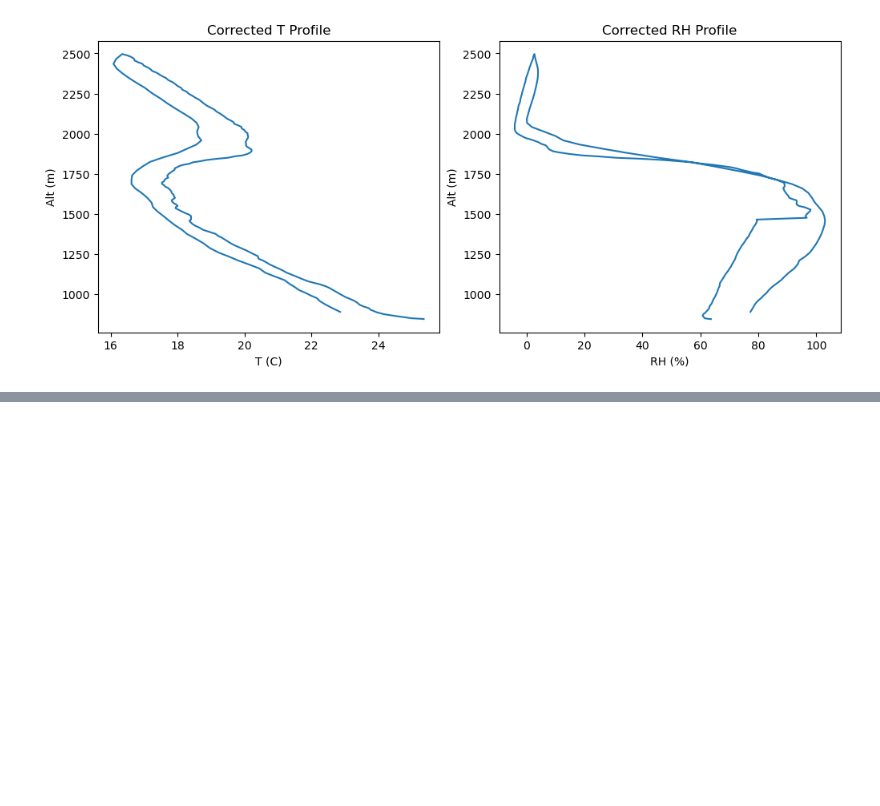
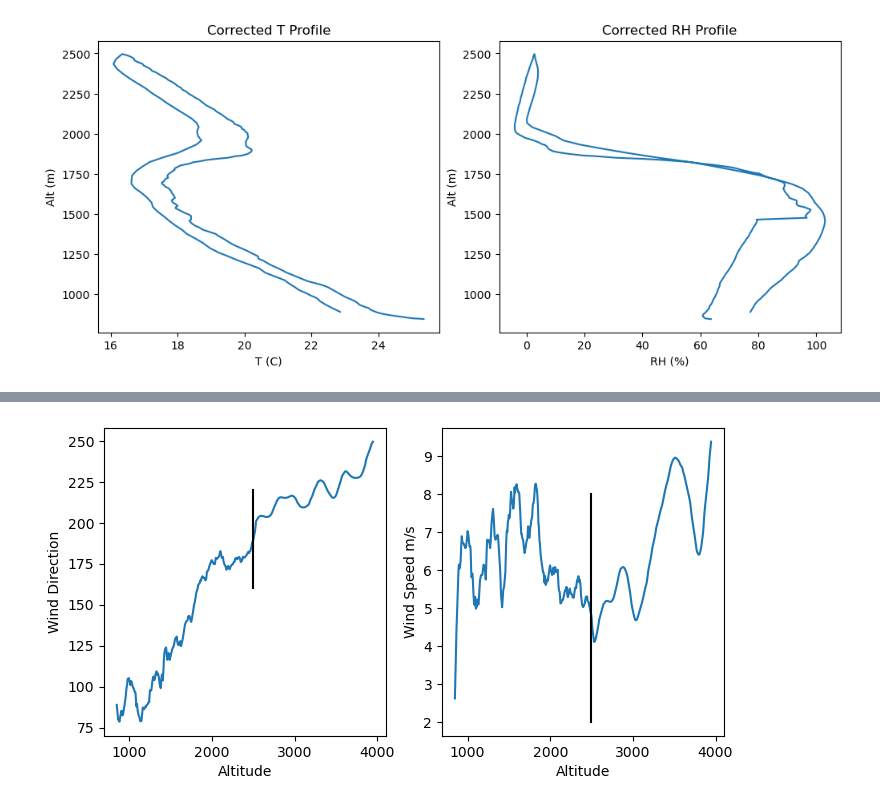
Before and after one commit to joshua-wx/hailsonde_tools, a Jupyter notebook: proximity_profile.ipynb, the cells around one changed output, grey strips where cells are left out. Cells and saved outputs as stored; diff of their text form; code cells hidden in the pictures; blank space fills up the shorter version.

```diff
--- a/proximity_profile.ipynb
+++ b/proximity_profile.ipynb
@@ -122,8 +123,9 @@ from datetime import datetime
 import numpy as np
 
 def smooth(y, box_pts):
-    box = np.ones(box_pts)/box_pts
-    y_smooth = np.convolve(y, box, mode='same')
+    #box = np.ones(box_pts)/box_pts
+    #y_smooth = np.convolve(y, box, mode='same')
+    y_smooth = scipy.ndimage.uniform_filter1d(y, box_pts, mode='nearest')
     return y_smooth
 
 snd_ffn = '/g/data/kl02/jss548/hail-research/hailsonde/20230723_stony_plain_sondes/stony_plain_exp_ua_20230723_231518.xml'
@@ -278,0 +281,81 @@ ax.legend()
+# %%
+from scipy import interpolate
+
+# build frankenstein profile for CM1 modelling
+
+cm1_rh = ec_rh_array.copy()
+cm1_hght = ec_hght_array.copy()
+cm1_pres = ec_pres_array.copy()
+cm1_temp = ec_temp_array.copy()
+cm1_wdir = ec_wdir_array.copy()
+cm1_wspd = ec_wspd_array.copy()
+cm1_wdir_rad = (90-cm1_wdir)*0.0174533 #convert compass degrees to radians
+cm1_uwnd = cm1_wspd*np.cos(cm1_wdir_rad)
+cm1_vwnd = cm1_wspd*np.sin(cm1_wdir_rad)
+
+#find transition point from wndsnd to ec sounding
+wnd_snd_cutoff = 158
+ws_profile_hght = ws_hght[wnd_snd_cutoff]
+cm1_profile_idx = np.argmin(np.abs(ws_profile_hght - cm1_hght))
+cm1_profile_hght = cm1_hght[cm1_profile_idx]
+
+#interpolate ws data onto cm1 coordiantes (for the subset)
+in_hght = ws_hght[:wnd_snd_cutoff].copy()
+in_wspd = ws_wspd[:wnd_snd_cutoff].copy()
+in_wdir = ws_wdir[:wnd_snd_cutoff].copy()
+in_wdir_rad = (270-in_wdir)*0.0174533 #convert compass degrees to radians
+in_uwnd = in_wspd*np.cos(in_wdir_rad)
+in_vwnd = in_wspd*np.sin(in_wdir_rad)
+uwnd_interp = interpolate.interp1d(in_hght, in_uwnd, fill_value=np.nan, bounds_error=False, kind='nearest')
+vwnd_interp = interpolate.interp1d(in_hght, in_vwnd, fill_value=np.nan, bounds_error=False, kind='nearest')
+out_hght = cm1_hght[:cm1_profile_idx]
+out_uwnd = uwnd_interp(out_hght)
+out_vwnd = vwnd_interp(out_hght)
+
+
+#merge soundings
+cm1_uwnd[:cm1_profile_idx] = out_uwnd
+cm1_vwnd[:cm1_profile_idx] = out_vwnd
+
+#remove nan
+nan_filter = np.isnan(cm1_uwnd)
+cm1_rh = cm1_rh[~nan_filter]
+cm1_hght = cm1_hght[~nan_filter]
+cm1_pres = cm1_pres[~nan_filter]
+cm1_temp = cm1_temp[~nan_filter]
+cm1_wdir = cm1_wdir[~nan_filter]
+cm1_wspd = cm1_wspd[~nan_filter]
+cm1_uwnd = cm1_uwnd[~nan_filter]
+cm1_vwnd = cm1_vwnd[~nan_filter]
+
+#smooth
+cm1_uwnd = smooth(cm1_uwnd, 15)
+cm1_vwnd = smooth(cm1_vwnd, 15)
+
+#convert to wspd and wdir
+cm1_wspd = np.hypot(cm1_vwnd, cm1_uwnd)
+cm1_wdir = 90 - np.rad2deg(np.arctan2(cm1_vwnd, cm1_uwnd))
+
+#plot
+fig = plt.figure(figsize=[8,4])
+ax1 = plt.subplot(1,2,1)
+ax1.plot(cm1_hght[:600], cm1_wdir[:600])
+ax1.plot([cm1_profile_hght,cm1_profile_hght],[160,220], 'k-')
+ax1.set_xlabel('Altitude')
+ax1.set_ylabel('Wind Direction')
+
+ax2 = plt.subplot(1,2,2)
+ax2.plot(cm1_hght[:600], cm1_wspd[:600])
+ax2.plot([cm1_profile_hght,cm1_profile_hght],[2,8], 'k-')
+ax2.set_xlabel('Altitude')
+ax2.set_ylabel('Wind Speed m/s')
+
+#save to csv
+csv_header = 'Altitude(AMSL),Pressure(hpa),Temp(C),RH,WindSpeed(m/s),WindDirection(degTN),Uwind(m/s),Vwind(m/s)'
+csv_data = np.stack([cm1_hght, cm1_pres, cm1_temp, cm1_rh, cm1_wspd, cm1_wdir, cm1_uwnd, cm1_vwnd], 1)
+print(np.shape(csv_data), csv_data[0,:], cm1_profile_hght)
+
+np.savetxt('merged_profile_20230723_231518.csv',
+           csv_data,
+           delimiter=',', fmt='%5.2f', header=csv_header)
+# %% [output]
@@ -278,0 +364 @@ ax.legend()
+[figure, added]
```
Also changed, not shown: parts of 6 cells of this notebook, 5 other files.
